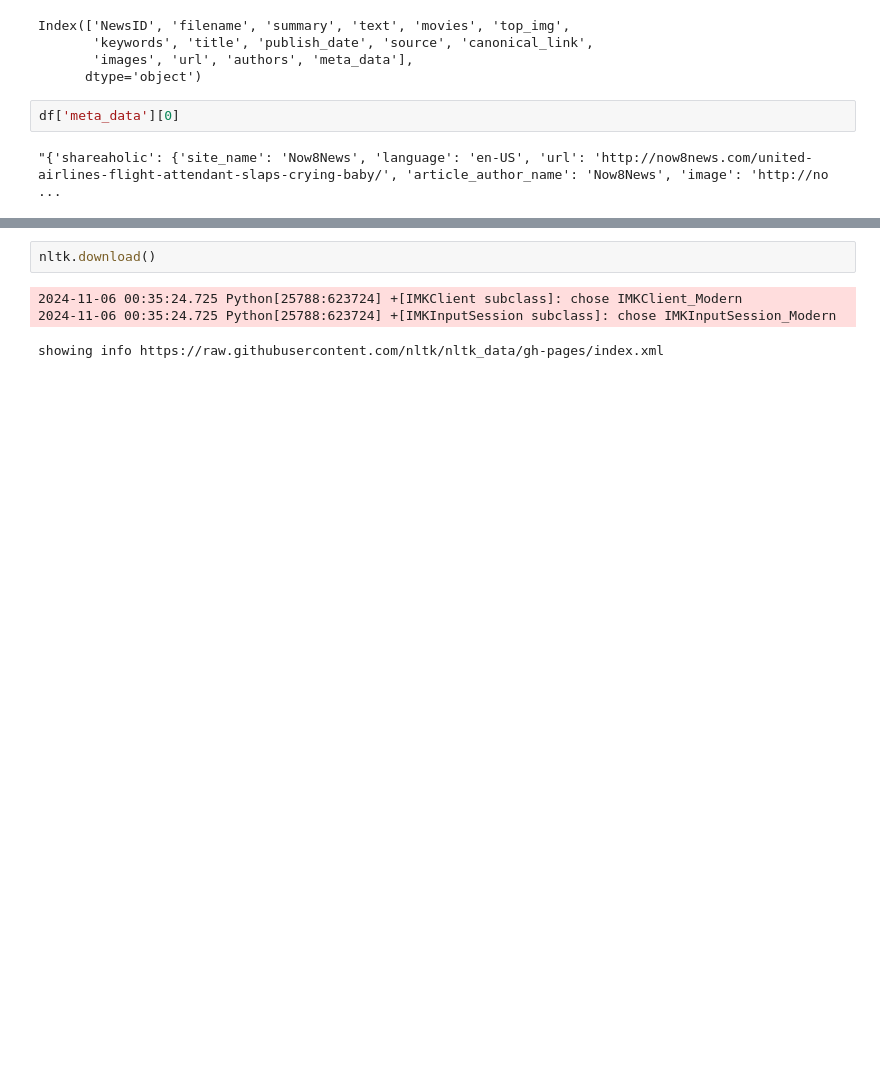
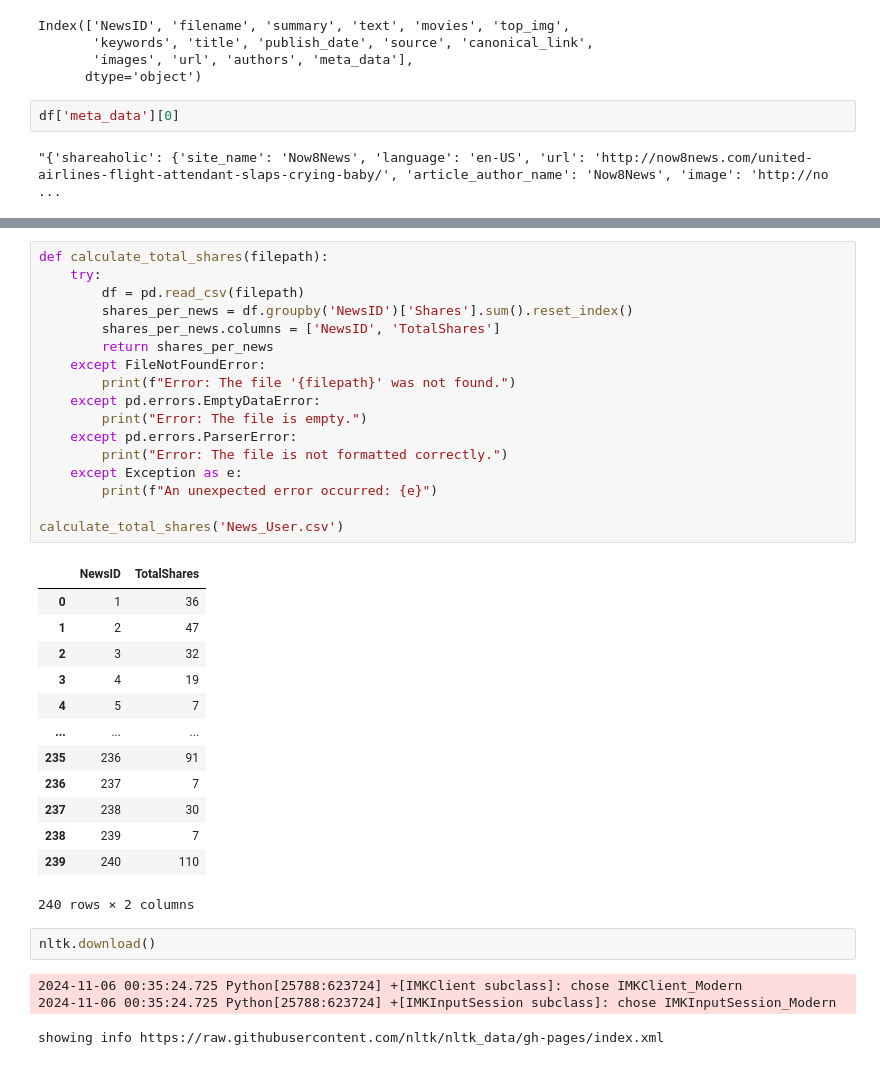
Before and after one commit to kofidesmondML/FakeNewsDetection, a Jupyter notebook: data/Untitled-1.ipynb, the cells around one changed output, grey strips where cells are left out. Drawn from its saved outputs; the diff is of its cells as text; blank space fills up the shorter version.

```diff
--- a/data/Untitled-1.ipynb
+++ b/data/Untitled-1.ipynb
@@ -113,3 +207,34 @@ import nltk
+# %%
+def calculate_total_shares(filepath):
+    try:
+        df = pd.read_csv(filepath)
+        shares_per_news = df.groupby('NewsID')['Shares'].sum().reset_index()
+        shares_per_news.columns = ['NewsID', 'TotalShares']
+        return shares_per_news
+    except FileNotFoundError:
+        print(f"Error: The file '{filepath}' was not found.")
+    except pd.errors.EmptyDataError:
+        print("Error: The file is empty.")
+    except pd.errors.ParserError:
+        print("Error: The file is not formatted correctly.")
+    except Exception as e:
+        print(f"An unexpected error occurred: {e}")
+
+calculate_total_shares('News_User.csv')
+# %% [output]
+|  | NewsID | TotalShares |
+| 0 | 1 | 36 |
+| 1 | 2 | 47 |
+| 2 | 3 | 32 |
+| 3 | 4 | 19 |
+| 4 | 5 | 7 |
+| ... | ... | ... |
+| 235 | 236 | 91 |
+| 236 | 237 | 7 |
+| 237 | 238 | 30 |
+| 238 | 239 | 7 |
+| 239 | 240 | 110 |
+240 rows × 2 columns
 # %%
 nltk.download()
 # %% [output]
```
Also changed, not shown: parts of 9 cells of this notebook, 6 other files.
